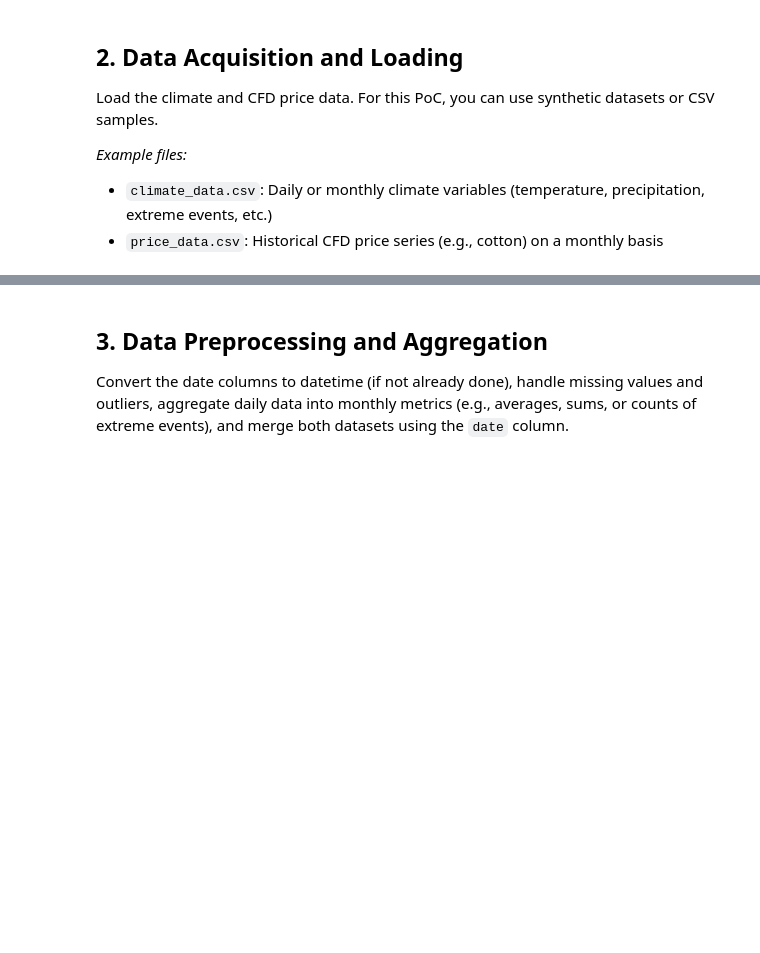
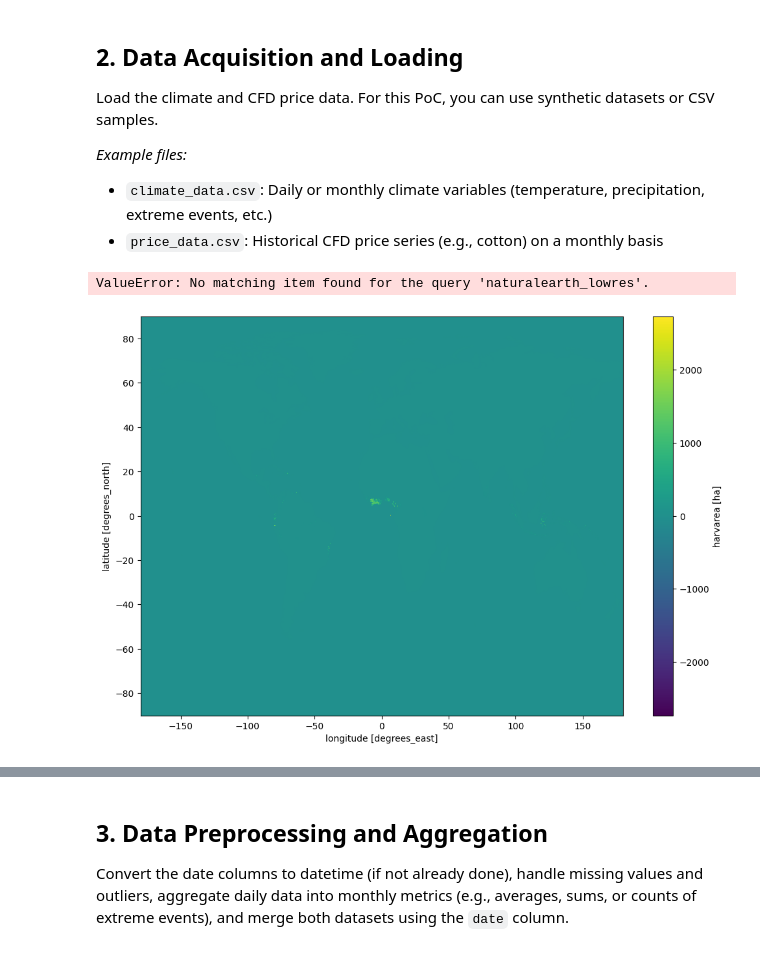
Before and after one commit to carsanmilcar/crop_analysis, a Jupyter notebook: nb.ipynb, the cells around one changed output, grey strips where cells are left out. Saved outputs shown, nothing was run; the diff lists cells and outputs as text; code cells hidden in the pictures; blank space fills up the shorter version.

```diff
--- a/nb.ipynb
+++ b/nb.ipynb
@@ -38,0 +35,15 @@ price_df = pd.read_csv('price_data.csv', parse_dates=['date'])
+# %%
+import xarray as xr
+ds=xr.open_dataset("/Users/charly_1/Downloads/22491997/CROPGRIDSv1.08_NC_maps/CROPGRIDSv1.08_cocoa.nc")
+# %%
+import geopandas as gpd
+from geodatasets import get_path
+
+ax = ds["harvarea"].plot(figsize=(12, 8), cmap='viridis')
+world = gpd.read_file(get_path('naturalearth_lowres'))
+world.boundary.plot(ax=ax, edgecolor='black', linewidth=1)
+ax.set_title("Harvarea overlayed on World Countries")
+plt.show()
+# %% [output]
+ValueError: No matching item found for the query 'naturalearth_lowres'.
+[figure, added]
```
Also changed, not shown: parts of 5 cells of this notebook, 1 other file.
